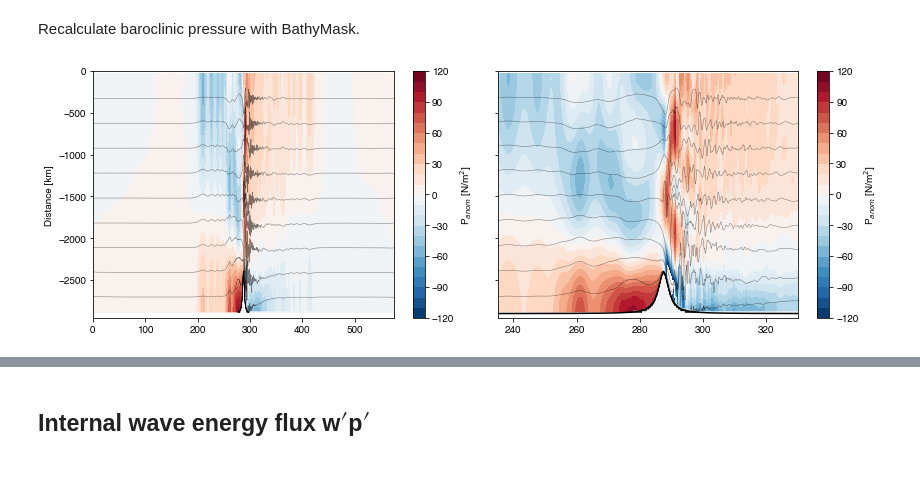
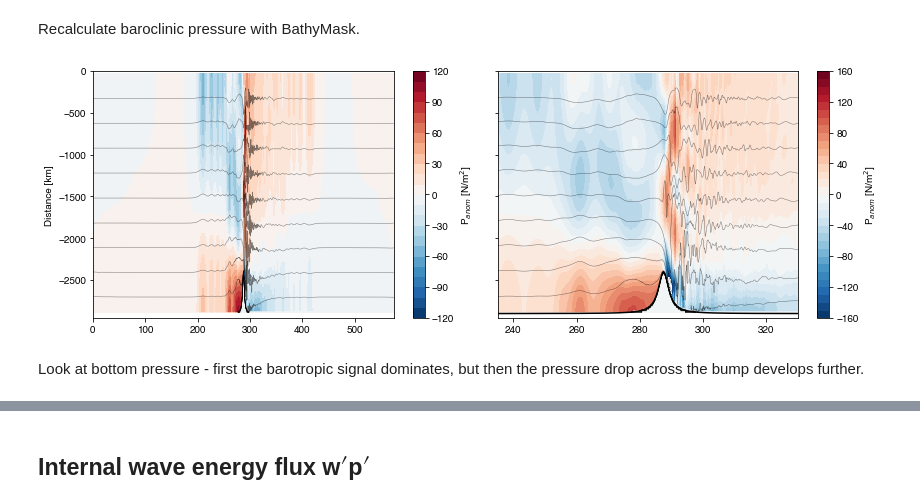
Before and after one commit to gunnarvoet/flow-across-bump, a Jupyter notebook: analysis/bump_analysis.ipynb, the cells around one changed output, grey strips where cells are left out. Cells and saved outputs as stored; diff of their text form; code cells hidden in the pictures; blank space fills up the shorter version.

```diff
--- a/analysis/bump_analysis.ipynb
+++ b/analysis/bump_analysis.ipynb
@@ -524,15 +584,17 @@ PPbc = (PP-PPbt)*BathyMask
 # %%
 ti = 132
 fig, ax = plt.subplots(ncols=2,figsize=(12,4),sharey=True)
 h = ax[0].contourf(grid.Y/1e3,grid.Z,PPbc[ti,:,:],np.arange(-120,130,10),cmap='RdBu_r')
 ax[0].contour(grid.Y/1e3,grid.Z,np.squeeze(b6.THETA.isel(T=ti)),20,colors='k',alpha=0.5,linewidths=0.5)
 plt.colorbar(h,ax=ax[0],label='P$_{anom}$ [N/m$^2$]')
 ax[0].set(ylabel='Distance [km]')
-h2 = ax[1].contourf(grid.Y/1e3,grid.Z,PPbc[ti,:,:],np.arange(-120,130,10),cmap='RdBu_r')
+h2 = ax[1].contourf(grid.Y/1e3,grid.Z,PPbc[ti,:,:],np.arange(-160,170,10),cmap='RdBu_r')
 ax[1].contour(grid.Y/1e3,grid.Z,np.squeeze(b6.THETA.isel(T=ti)),20,colors='k',alpha=0.5,linewidths=0.5)
 ax[1].plot(grid.Y/1e3,-grid.Depth,'k')
 plt.colorbar(h2,ax=ax[1],label='P$_{anom}$ [N/m$^2$]')
 ax[1].set(xlim=(235,330),ylim=(-2950,0))
 plt.tight_layout()
 # %% [output]
-[figure, old version]
+[figure, new version]
+# %% [markdown]
+Look at bottom pressure - first the barotropic signal dominates, but then the pressure drop across the bump develops further.
```
Also changed, not shown: parts of 57 cells of this notebook, 4 other files.
